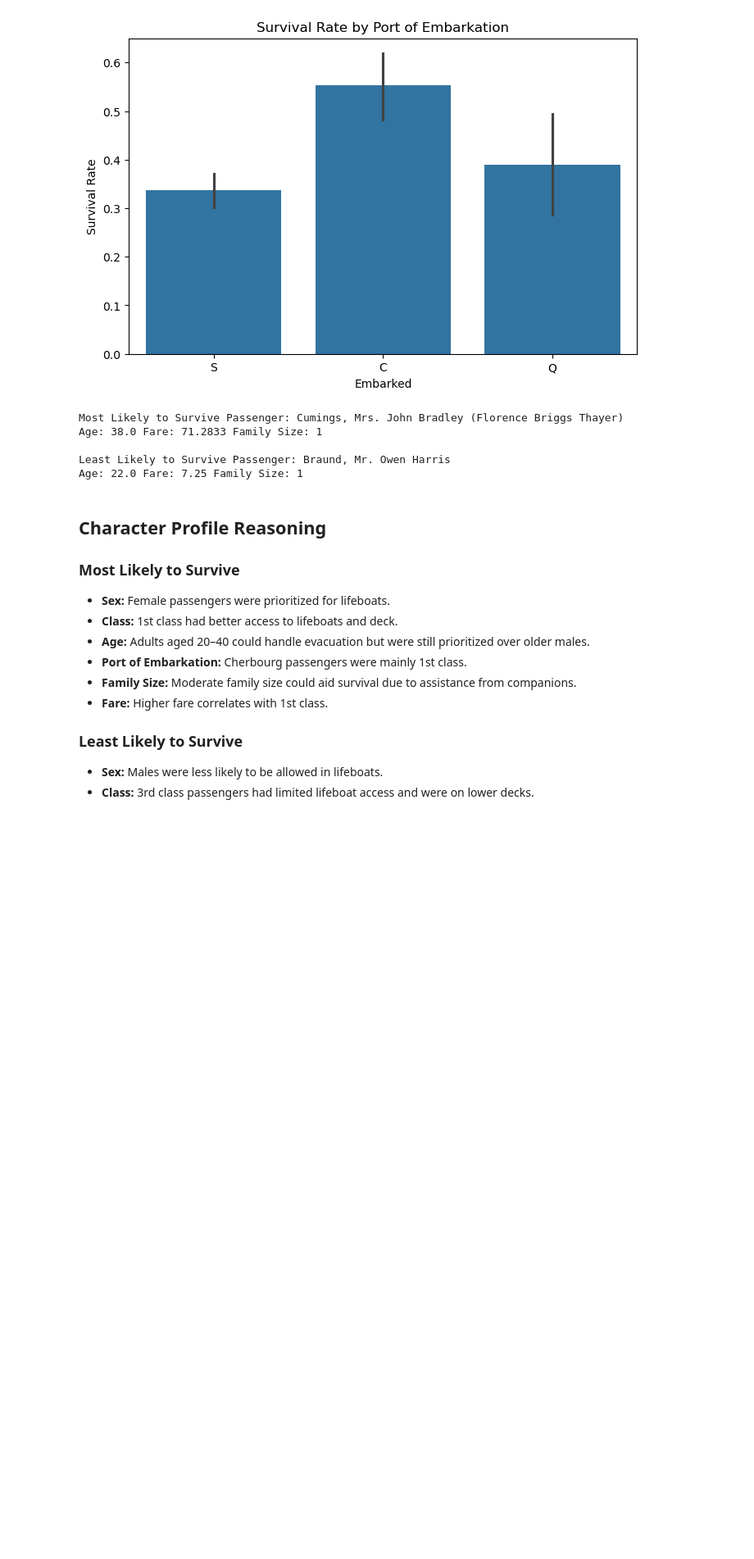
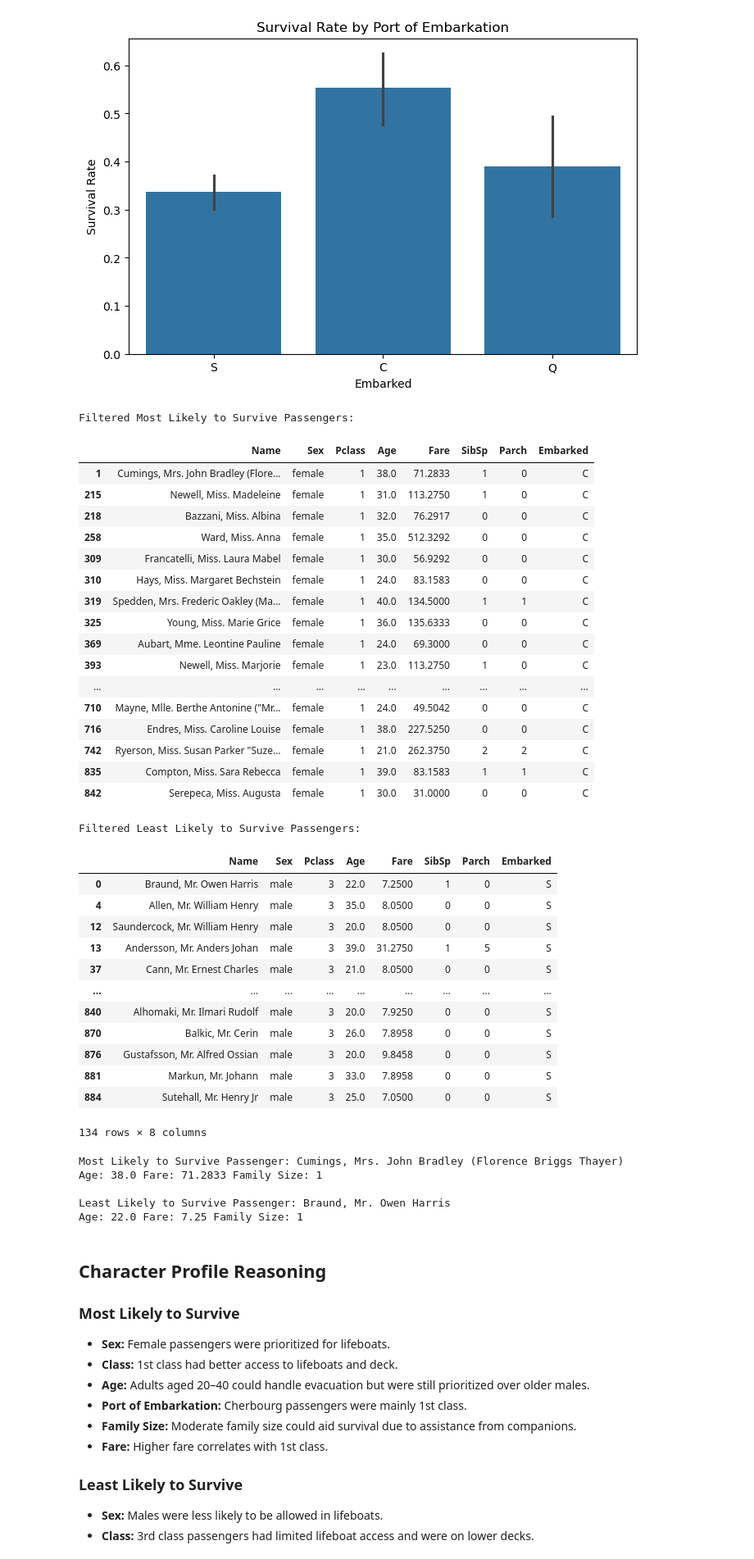
Before and after one commit to Zoro2131/DataVisualizationLabs, a Jupyter notebook: 2.3 Visualizing Relationships Between Categorical Features Lab.ipynb, the cells around one changed output. Shown at 82% size. Saved outputs shown, nothing was run; the diff lists cells and outputs as text; code cells hidden in the pictures; blank space fills up the shorter version.

```diff
--- a/2.3 Visualizing Relationships Between Categorical Features Lab.ipynb
+++ b/2.3 Visualizing Relationships Between Categorical Features Lab.ipynb
@@ -129,34 +129,79 @@ plt.show()
 # %%
 # Most Likely to Survive: female, 1st class, age 20-40, embarked Cherbourg
 most_likely = titanic.loc[
     (titanic['Sex'] == 'female') &
     (titanic['Pclass'] == 1) &
     (titanic['Age'] >= 20) & (titanic['Age'] <= 40) &
     (titanic['Embarked'] == 'C')
 ]
 
 # Least Likely to Survive: male, 3rd class, age 20-40, embarked Southampton
 least_likely = titanic.loc[
     (titanic['Sex'] == 'male') &
     (titanic['Pclass'] == 3) &
     (titanic['Age'] >= 20) & (titanic['Age'] <= 40) &
     (titanic['Embarked'] == 'S')
 ]
 
+# Display filtered tables
+print("Most Likely to Survive Passengers:")
+display(most_likely[['Name', 'Sex', 'Pclass', 'Age', 'Fare', 'SibSp', 'Parch', 'Embarked']])
+
+print("\nLeast Likely to Survive Passengers:")
+display(least_likely[['Name', 'Sex', 'Pclass', 'Age', 'Fare', 'SibSp', 'Parch', 'Embarked']])
+
 # Select one passenger for each profile
-survivor = most_likely.iloc[0]
-victim = least_likely.iloc[0]
+if not most_likely.empty:
+    survivor = most_likely.iloc[0]
+    print("\nMost Likely to Survive Passenger:", survivor['Name'])
+    print("Age:", survivor['Age'], "Fare:", survivor['Fare'], "Family Size:", survivor['SibSp'] + survivor['Parch'])
+else:
+    print("\nNo passengers fit the 'Most Likely to Survive' profile.")
 
-print("Most Likely to Survive Passenger:", survivor['Name'])
-print("Age:", survivor['Age'], "Fare:", survivor['Fare'], "Family Size:", survivor['family_size'])
-print("\nLeast Likely to Survive Passenger:", victim['Name'])
-print("Age:", victim['Age'], "Fare:", victim['Fare'], "Family Size:", victim['family_size'])
+if not least_likely.empty:
+    victim = least_likely.iloc[0]
+    print("\nLeast Likely to Survive Passenger:", victim['Name'])
+    print("Age:", victim['Age'], "Fare:", victim['Fare'], "Family Size:", victim['SibSp'] + victim['Parch'])
+else:
+    print("\nNo passengers fit the 'Least Likely to Survive' profile.")
 # %% [output]
-Most Likely to Survive Passenger: Cumings, Mrs. John Bradley (Florence Briggs Thayer)
-Age: 38.0 Fare: 71.2833 Family Size: 1
-
-Least Likely to Survive Passenger: Braund, Mr. Owen Harris
-Age: 22.0 Fare: 7.25 Family Size: 1
+Filtered Most Likely to Survive Passengers:
+|  | Name | Sex | Pclass | Age | Fare | SibSp | Parch | Embarked |
+| 1 | Cumings, Mrs. John Bradley (Flore... | female | 1 | 38.0 | 71.2833 | 1 | 0 | C |
+| 215 | Newell, Miss. Madeleine | female | 1 | 31.0 | 113.2750 | 1 | 0 | C |
+| 218 | Bazzani, Miss. Albina | female | 1 | 32.0 | 76.2917 | 0 | 0 | C |
+| 258 | Ward, Miss. Anna | female | 1 | 35.0 | 512.3292 | 0 | 0 | C |
+| 309 | Francatelli, Miss. Laura Mabel | female | 1 | 30.0 | 56.9292 | 0 | 0 | C |
+| 310 | Hays, Miss. Margaret Bechstein | female | 1 | 24.0 | 83.1583 | 0 | 0 | C |
+| 319 | Spedden, Mrs. Frederic Oakley (Ma... | female | 1 | 40.0 | 134.5000 | 1 | 1 | C |
+| 325 | Young, Miss. Marie Grice | female | 1 | 36.0 | 135.6333 | 0 | 0 | C |
+| 369 | Aubart, Mme. Leontine Pauline | female | 1 | 24.0 | 69.3000 | 0 | 0 | C |
+| 393 | Newell, Miss. Marjorie | female | 1 | 23.0 | 113.2750 | 1 | 0 | C |
+| ... | ... | ... | ... | ... | ... | ... | ... | ... |
+| 710 | Mayne, Mlle. Berthe Antonine ("Mr... | female | 1 | 24.0 | 49.5042 | 0 | 0 | C |
+| 716 | Endres, Miss. Caroline Louise | female | 1 | 38.0 | 227.5250 | 0 | 0 | C |
+| 742 | Ryerson, Miss. Susan Parker "Suze... | female | 1 | 21.0 | 262.3750 | 2 | 2 | C |
+| 835 | Compton, Miss. Sara Rebecca | female | 1 | 39.0 | 83.1583 | 1 | 1 | C |
+| 842 | Serepeca, Miss. Augusta | female | 1 | 30.0 | 31.0000 | 0 | 0 | C |
+Filtered Least Likely to Survive Passengers:
+|  | Name | Sex | Pclass | Age | Fare | SibSp | Parch | Embarked |
+| 0 | Braund, Mr. Owen Harris | male | 3 | 22.0 | 7.2500 | 1 | 0 | S |
+| 4 | Allen, Mr. William Henry | male | 3 | 35.0 | 8.0500 | 0 | 0 | S |
+| 12 | Saundercock, Mr. William Henry | male | 3 | 20.0 | 8.0500 | 0 | 0 | S |
+| 13 | Andersson, Mr. Anders Johan | male | 3 | 39.0 | 31.2750 | 1 | 5 | S |
+| 37 | Cann, Mr. Ernest Charles | male | 3 | 21.0 | 8.0500 | 0 | 0 | S |
+| ... | ... | ... | ... | ... | ... | ... | ... | ... |
+| 840 | Alhomaki, Mr. Ilmari Rudolf | male | 3 | 20.0 | 7.9250 | 0 | 0 | S |
+| 870 | Balkic, Mr. Cerin | male | 3 | 26.0 | 7.8958 | 0 | 0 | S |
+| 876 | Gustafsson, Mr. Alfred Ossian | male | 3 | 20.0 | 9.8458 | 0 | 0 | S |
+| 881 | Markun, Mr. Johann | male | 3 | 33.0 | 7.8958 | 0 | 0 | S |
+| 884 | Sutehall, Mr. Henry Jr | male | 3 | 25.0 | 7.0500 | 0 | 0 | S |
+134 rows × 8 columns
+Most Likely to Survive Passenger: Cumings, Mrs. John Bradley (Florence Briggs Thayer)
+Age: 38.0 Fare: 71.2833 Family Size: 1
+
+Least Likely to Survive Passenger: Braund, Mr. Owen Harris
+Age: 22.0 Fare: 7.25 Family Size: 1
 # %% [markdown]
 ## Character Profile Reasoning
 
```
Also changed, not shown: parts of 2 cells of this notebook.
